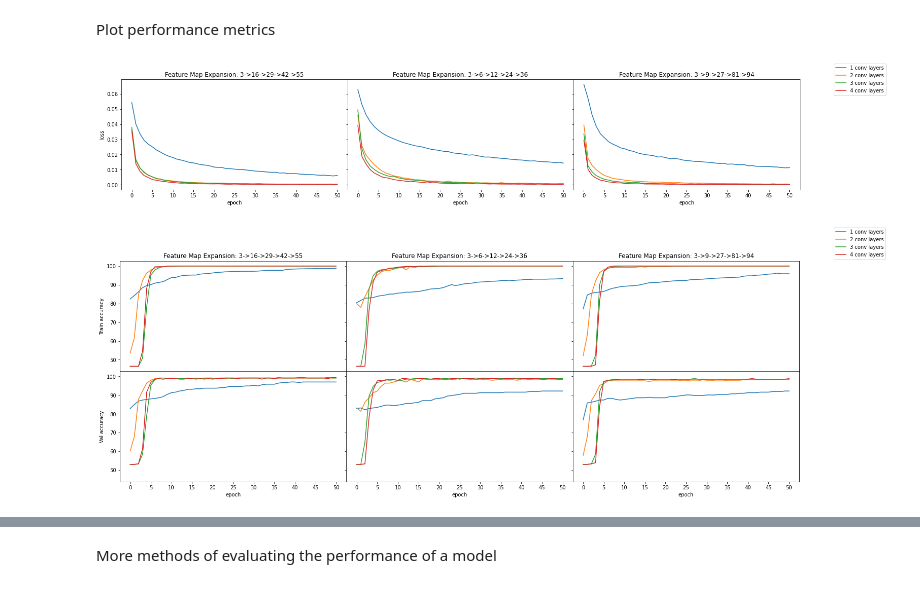
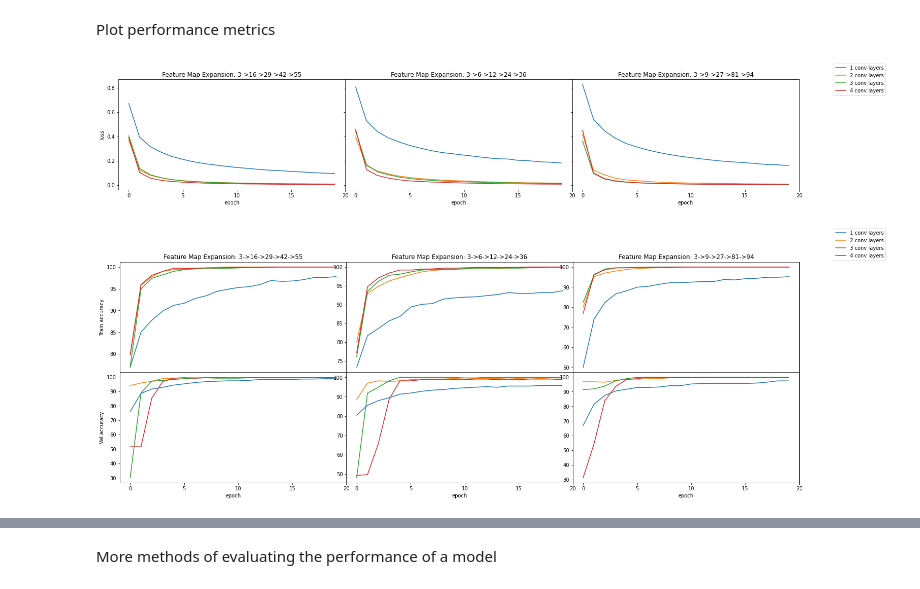
Before and after one commit to WTS012201/CSE4334, a Jupyter notebook: assignment2/eval.ipynb, the cells around one changed output, grey strips where cells are left out. Cells and saved outputs as stored; diff of their text form; code cells hidden in the pictures.

```diff
--- a/assignment2/eval.ipynb
+++ b/assignment2/eval.ipynb
@@ -154,12 +158,11 @@ def train(model, train_data, batch, epochs, lr, class_weights):
         shuffle=True,
         num_workers=2,
     )
-    device = "cuda" if torch.cuda.is_available() else "cpu"
     criterion = nn.CrossEntropyLoss(weight=class_weights.to(device))
     optimizer = optim.SGD(model.parameters(), lr=lr)
 
     epoch_data = []
-    for epoch in range(epochs + 1):
+    for epoch in range(epochs):
         running_loss, running_acc = 0.0, 0.0
         for i, (imgs, labels) in enumerate(loader):
             inputs, labels = imgs.to(device), labels.to(device)
@@ -171,14 +174,14 @@ def train(model, train_data, batch, epochs, lr, class_weights):
             optimizer.step()
 
             running_loss += loss.item()
-            _, pred = torch.max(outputs, 1)
+            _, pred = torch.max(outputs, dim=1)
             running_acc += torch.sum(pred == labels).item()
 
         model.eval()
         _, val_acc = eval(model, val_data)
         model.train()
 
-        running_acc /= len(loader)
+        running_acc = round(running_acc / len(train_data) * 100, 3)
         running_loss /= len(loader)
         print(f'epoch: {epoch + 1} loss: {running_loss:.6f}')
         epoch_data.append(
@@ -189,14 +192,13 @@ def train(model, train_data, batch, epochs, lr, class_weights):
 # %% [markdown]
 Test different amounts of convolutional layers
 # %%
-# use data loader for eval func to use batches
-# speed up train time
 expansions = []
 lrs = [1e-4, 2e-3, 35e-4, 0.01]
 num_layers = 4
 batch_size = 128
-num_epochs = 50
-# recursive expressions to use for expanding feature map from conv layer (number of kernels)
+num_epochs = 20
+
+# recursive expressions to use for expanding feature map from conv layer
 expansions.append(lambda x: x + 13)
 expansions.append(lambda x: x*2 if x < 20 else x + (x // 2))
 expansions.append(lambda x: x*3 if x < 50 else x + (x // 6))
@@ -216,5 +218,6 @@ for n in range(num_layers):
         print("evaluating...")
         model.eval() # set eval for batch norm bc batch size is only 1
         _, accuracy = eval(model, val_data)
-        runs.append((n, expr, accuracy, epoch_data))
+        n_params = count_params(model)
+        runs.append((n, expr, n_params, epoch_data))
         del model
@@ -233,19 +227,22 @@ Plot performance metrics
 def str_conv_seq(expr, n_lay):
     prior = CHANNELS_D
     conv_seq = str(prior)
+    total = 0
     for i in range(n_lay + 1):
         prior = expr(prior)
+        total += prior
         conv_seq += f"->{str(prior)}"
-    return conv_seq
+    conv_seq
+    return conv_seq, total
 
 def plot_losses(runs):
     fig, axs = plt.subplots(1, len(expansions), figsize=(24,4),
         gridspec_kw={'wspace': 0}, sharey=True)
 
     axs[0].set(ylabel="loss")
-    for (n_lay, expr, accuracy, epoch_data) in runs:
+    for (n_lay, expr, n_params, epoch_data) in runs:
         c = expansions.index(expr)
-        conv_seq = str_conv_seq(expr, n_lay)
+        conv_seq, _ = str_conv_seq(expr, n_lay)
         train_info = [*zip(*epoch_data)]
         axs[c].set_title("Feature Map Expansion: " + conv_seq)
         if c == len(expansions) - 1:
@@ -262,36 +259,36 @@ def plot_losses(runs):
     fig.legend(lines, labels)
 
 def plot_accuracies(runs):
     fig, axs = plt.subplots(2, len(expansions), figsize=(24,8),
-        gridspec_kw={'hspace': 0, 'wspace': 0}, sharey=True)
+        gridspec_kw={'hspace': 0, 'wspace': 0})
 
     axs[0, 0].set(ylabel='Train accuracy')
     axs[1, 0].set(ylabel='Val accuracy')
-    for (n_lay, expr, accuracy, epoch_data) in runs:
+    for (n_lay, expr, n_params, epoch_data) in runs:
         c = expansions.index(expr)
-        conv_seq = str_conv_seq(expr, n_lay)
+        conv_seq, _ = str_conv_seq(expr, n_lay)
         train_info = [*zip(*epoch_data)]
 
         if c == len(expansions) - 1:
             axs[0, c].plot(train_info[0], train_info[2], label=f"{n_lay + 1} conv layers")
         else:
             axs[0, c].plot(train_info[0], train_info[2])
 
         axs[0, c].set_title("Feature Map Expansion: " + conv_seq)
         axs[1, c].plot(train_info[0], train_info[3])
 
     for ax in axs[1, :]:
         ax.set(xlabel="epoch")
         ax.set_xticks(np.arange(0, num_epochs + 1, 5))
 
     lines_labels = [ax.get_legend_handles_labels() for ax in fig.axes]
     lines, labels = [sum(l_l, []) for l_l in zip(*lines_labels)]
     fig.legend(lines, labels)
 
 
 plot_losses(runs)
 plot_accuracies(runs)
 # %% [output]
-[figure, old version]
+[figure, new version]
-[figure, old version]
+[figure, new version]
 # %%
```
Also changed, not shown: parts of 18 cells of this notebook.
